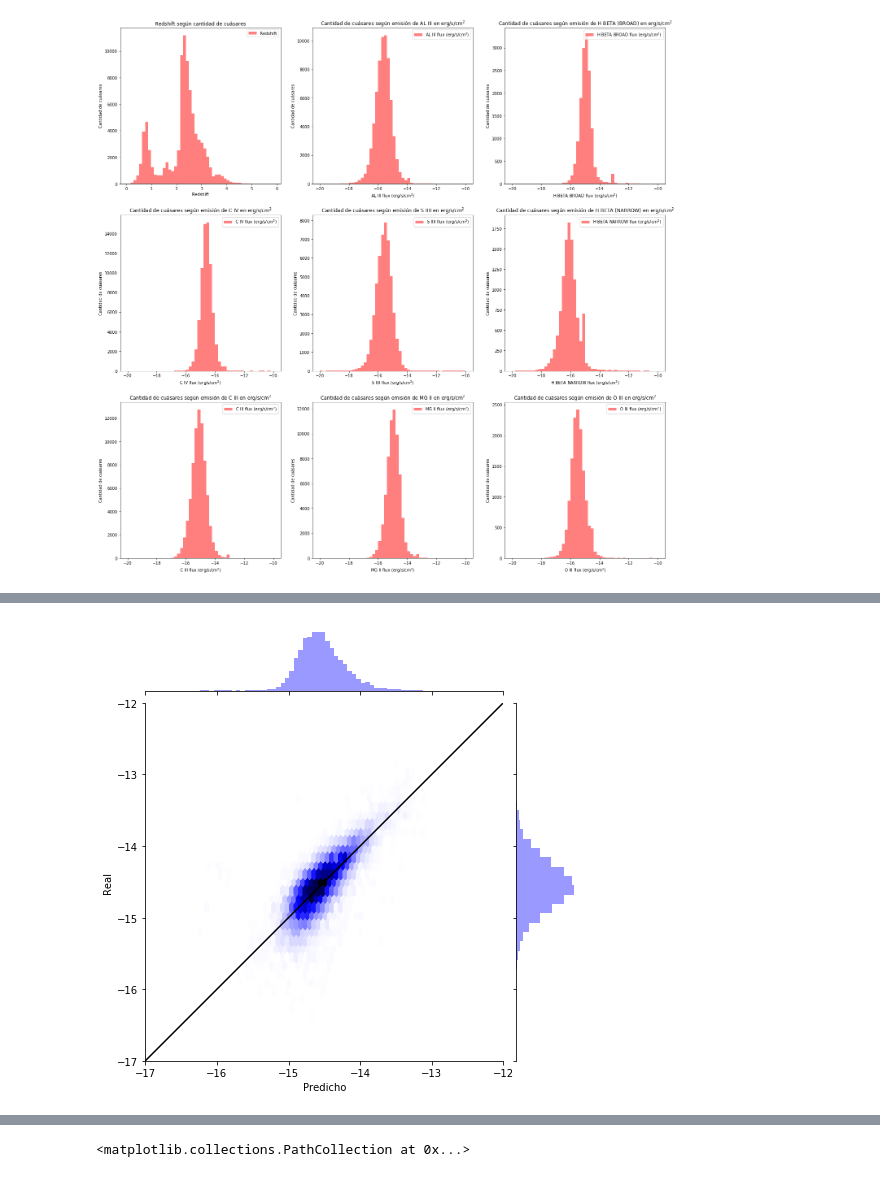
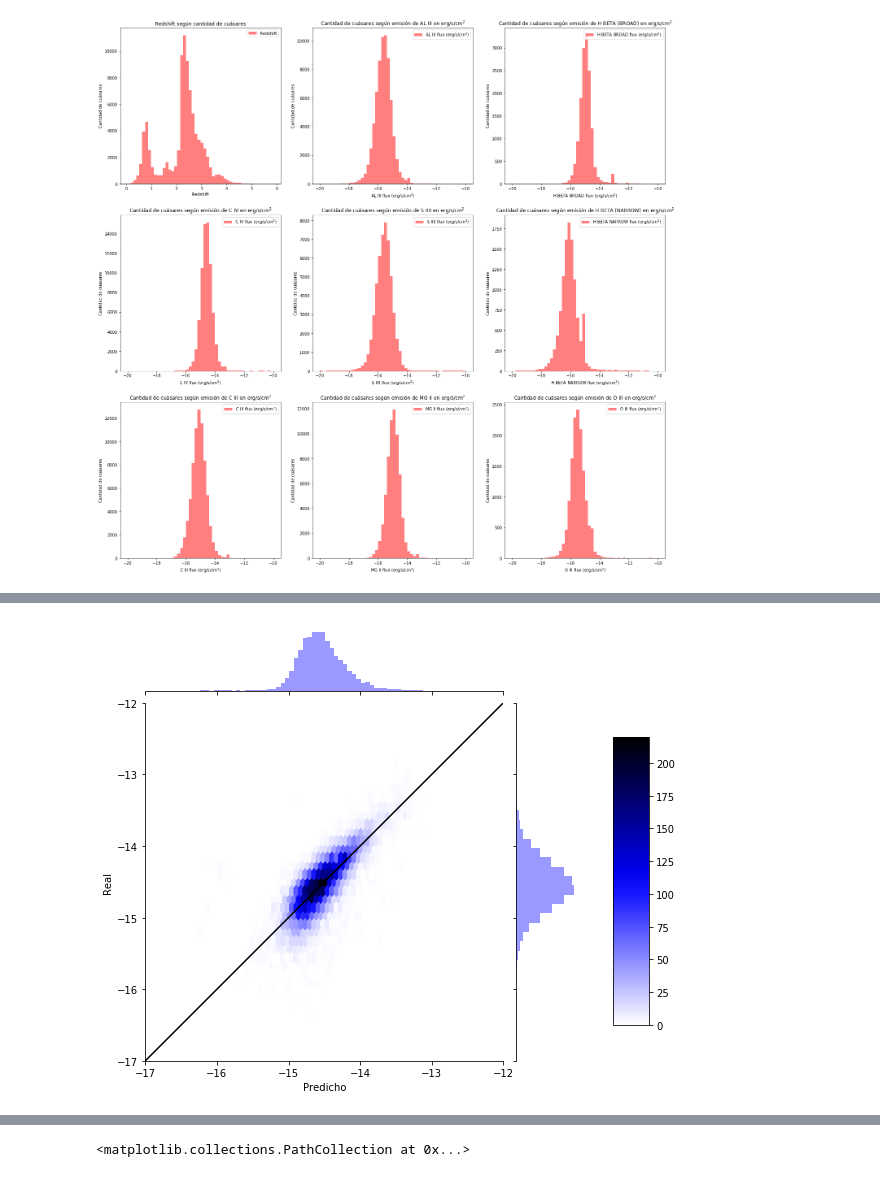
Before and after one commit to astrodatos/proyecto_aape, a Jupyter notebook: RegressionQuasar.ipynb, the cells around one changed output, grey strips where cells are left out. Drawn from its saved outputs; the diff is of its cells as text; code cells hidden in the pictures.

```diff
--- a/RegressionQuasar.ipynb
+++ b/RegressionQuasar.ipynb
@@ -212,7 +212,7 @@ yC4_pred=knn_clf.predict(XC4_test)
 
 cbC4 = sns.jointplot(x=yC4_pred,y=YC4_test, kind="hex",color="b",height=10)
 plt.subplots_adjust(left=0.2, right=0.8, top=0.8, bottom=0.2)
-cbarC4_ax = cb.fig.add_axes([.85, .25, .05, .4])
+cbarC4_ax = cbC4.fig.add_axes([.85, .25, .05, .4])
 cbC4.set_axis_labels("Predicho", "Real")
 cbC4.ax_marg_x.set_xlim(-17,-12)
 cbC4.ax_marg_y.set_ylim(-17,-12)
@@ -227 +225 @@ Adding an axes using the same arguments as a previous axes currently reuses the
-[figure, old version]
+[figure, new version]
```
Also changed, not shown: parts of 12 cells of this notebook.
